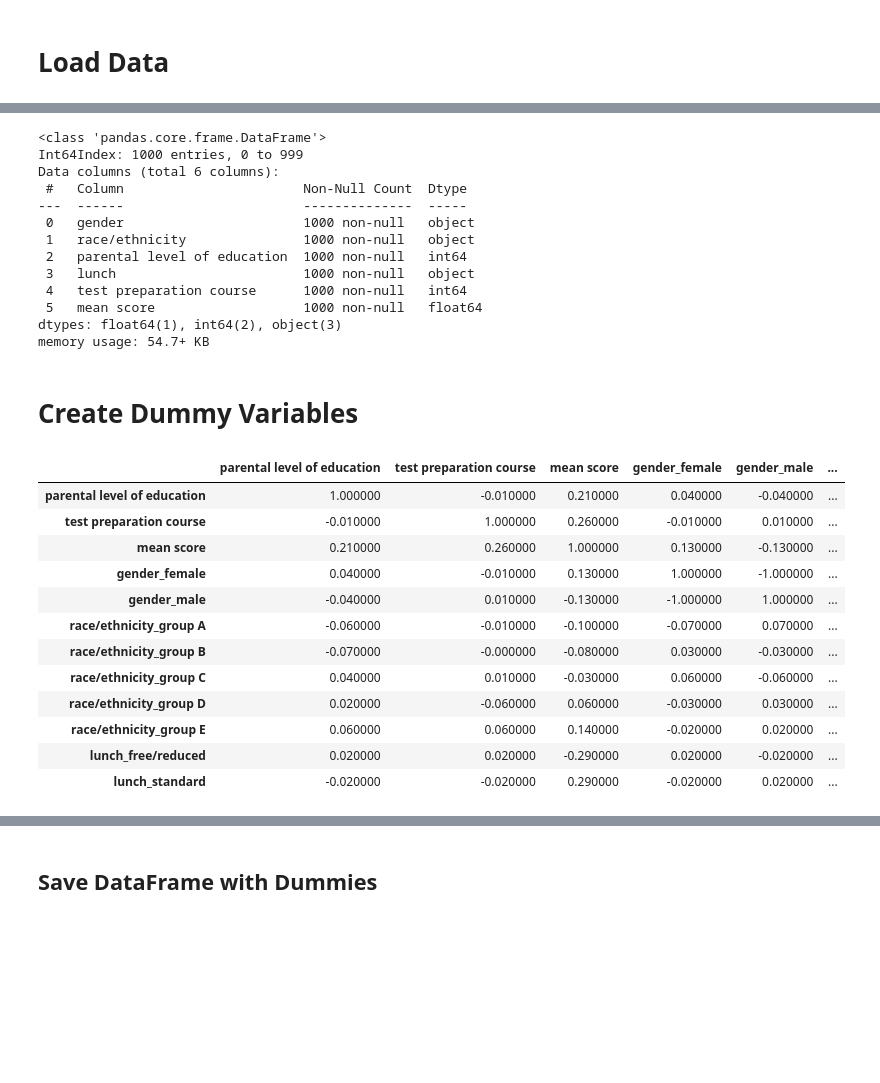
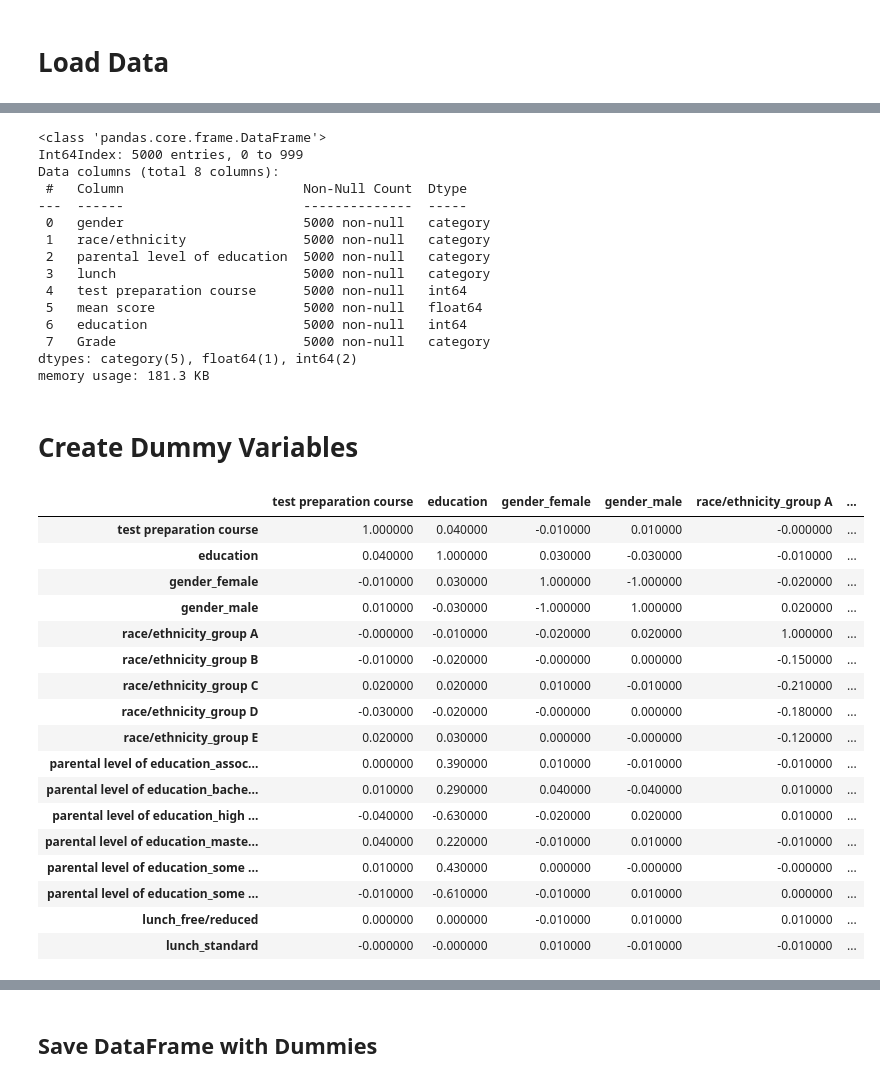
Before and after one commit to taflor/Student-Scores, a Jupyter notebook: notebooks/1.3 Preprocessing and Training.ipynb, the cells around one changed output, grey strips where cells are left out. Drawn from its saved outputs; the diff is of its cells as text; code cells hidden in the pictures; blank space fills up the shorter version.

```diff
--- a/notebooks/1.3 Preprocessing and Training.ipynb
+++ b/notebooks/1.3 Preprocessing and Training.ipynb
@@ -36,41 +57,55 @@ df = pd.read_csv(parent+'/data/interim/total_student_scores_without_dummies.csv'
+# %%
+df = df.astype({'gender':'category', 'race/ethnicity':'category','parental level of education':'category','lunch':'category','Grade':'category'})
 # %%
 df.info()
 # %% [output]
 <class 'pandas.core.frame.DataFrame'>
-Int64Index: 1000 entries, 0 to 999
-Data columns (total 6 columns):
+Int64Index: 5000 entries, 0 to 999
+Data columns (total 8 columns):
  #   Column                       Non-Null Count  Dtype
 ---  ------                       --------------  -----
- 0   gender                       1000 non-null   object
- 1   race/ethnicity               1000 non-null   object
- 2   parental level of education  1000 non-null   int64
- 3   lunch                        1000 non-null   object
- 4   test preparation course      1000 non-null   int64
- 5   mean score                   1000 non-null   float64
-dtypes: float64(1), int64(2), object(3)
-memory usage: 54.7+ KB
+ 0   gender                       5000 non-null   category
+ 1   race/ethnicity               5000 non-null   category
+ 2   parental level of education  5000 non-null   category
+ 3   lunch                        5000 non-null   category
+ 4   test preparation course      5000 non-null   int64
+ 5   mean score                   5000 non-null   float64
+ 6   education                    5000 non-null   int64
+ 7   Grade                        5000 non-null   category
+dtypes: category(5), float64(1), int64(2)
+memory usage: 181.3 KB
+# %%
+df.drop(['mean score'],axis=1,inplace=True)
+# %%
+X = df.drop('Grade', axis=1)
+y = df['Grade']
 # %% [markdown]
 # Create Dummy Variables
 # %%
 # One-hot encode categorical features
-df_dummies = pd.get_dummies(df)
+X = pd.get_dummies(X,drop_first=False)
 
 # Pearson Correlation
-corr_dummies = df_dummies.corr(method='pearson')
+corr_dummies = X.corr(method='pearson')
 corr_dummies.round(2).style.background_gradient(cmap='coolwarm')
 # %% [output]
-|  | parental level of education | test preparation course | mean score | gender_female | gender_male | ... |
-| parental level of education | 1.000000 | -0.010000 | 0.210000 | 0.040000 | -0.040000 | ... |
-| test preparation course | -0.010000 | 1.000000 | 0.260000 | -0.010000 | 0.010000 | ... |
-| mean score | 0.210000 | 0.260000 | 1.000000 | 0.130000 | -0.130000 | ... |
-| gender_female | 0.040000 | -0.010000 | 0.130000 | 1.000000 | -1.000000 | ... |
-| gender_male | -0.040000 | 0.010000 | -0.130000 | -1.000000 | 1.000000 | ... |
-| race/ethnicity_group A | -0.060000 | -0.010000 | -0.100000 | -0.070000 | 0.070000 | ... |
-| race/ethnicity_group B | -0.070000 | -0.000000 | -0.080000 | 0.030000 | -0.030000 | ... |
-| race/ethnicity_group C | 0.040000 | 0.010000 | -0.030000 | 0.060000 | -0.060000 | ... |
-| race/ethnicity_group D | 0.020000 | -0.060000 | 0.060000 | -0.030000 | 0.030000 | ... |
-| race/ethnicity_group E | 0.060000 | 0.060000 | 0.140000 | -0.020000 | 0.020000 | ... |
-| lunch_free/reduced | 0.020000 | 0.020000 | -0.290000 | 0.020000 | -0.020000 | ... |
-| lunch_standard | -0.020000 | -0.020000 | 0.290000 | -0.020000 | 0.020000 | ... |
+|  | test preparation course | education | gender_female | gender_male | race/ethnicity_group A | ... |
+| test preparation course | 1.000000 | 0.040000 | -0.010000 | 0.010000 | -0.000000 | ... |
+| education | 0.040000 | 1.000000 | 0.030000 | -0.030000 | -0.010000 | ... |
+| gender_female | -0.010000 | 0.030000 | 1.000000 | -1.000000 | -0.020000 | ... |
+| gender_male | 0.010000 | -0.030000 | -1.000000 | 1.000000 | 0.020000 | ... |
+| race/ethnicity_group A | -0.000000 | -0.010000 | -0.020000 | 0.020000 | 1.000000 | ... |
+| race/ethnicity_group B | -0.010000 | -0.020000 | -0.000000 | 0.000000 | -0.150000 | ... |
+| race/ethnicity_group C | 0.020000 | 0.020000 | 0.010000 | -0.010000 | -0.210000 | ... |
+| race/ethnicity_group D | -0.030000 | -0.020000 | -0.000000 | 0.000000 | -0.180000 | ... |
+| race/ethnicity_group E | 0.020000 | 0.030000 | 0.000000 | -0.000000 | -0.120000 | ... |
+| parental level of education_assoc... | 0.000000 | 0.390000 | 0.010000 | -0.010000 | -0.010000 | ... |
+| parental level of education_bache... | 0.010000 | 0.290000 | 0.040000 | -0.040000 | 0.010000 | ... |
+| parental level of education_high ... | -0.040000 | -0.630000 | -0.020000 | 0.020000 | 0.010000 | ... |
+| parental level of education_maste... | 0.040000 | 0.220000 | -0.010000 | 0.010000 | -0.010000 | ... |
+| parental level of education_some ... | 0.010000 | 0.430000 | 0.000000 | -0.000000 | -0.000000 | ... |
+| parental level of education_some ... | -0.010000 | -0.610000 | -0.010000 | 0.010000 | 0.000000 | ... |
+| lunch_free/reduced | 0.000000 | 0.000000 | -0.010000 | 0.010000 | 0.010000 | ... |
+| lunch_standard | -0.000000 | -0.000000 | 0.010000 | -0.010000 | -0.010000 | ... |
 # %%
 print(df.shape)
```
Also changed, not shown: parts of 27 cells of this notebook, 10 other files.
